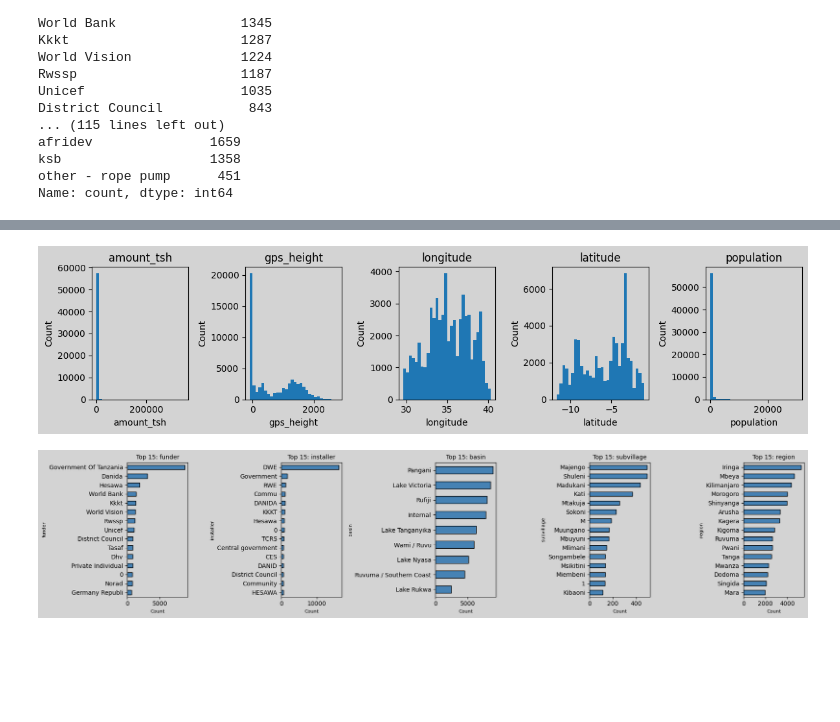
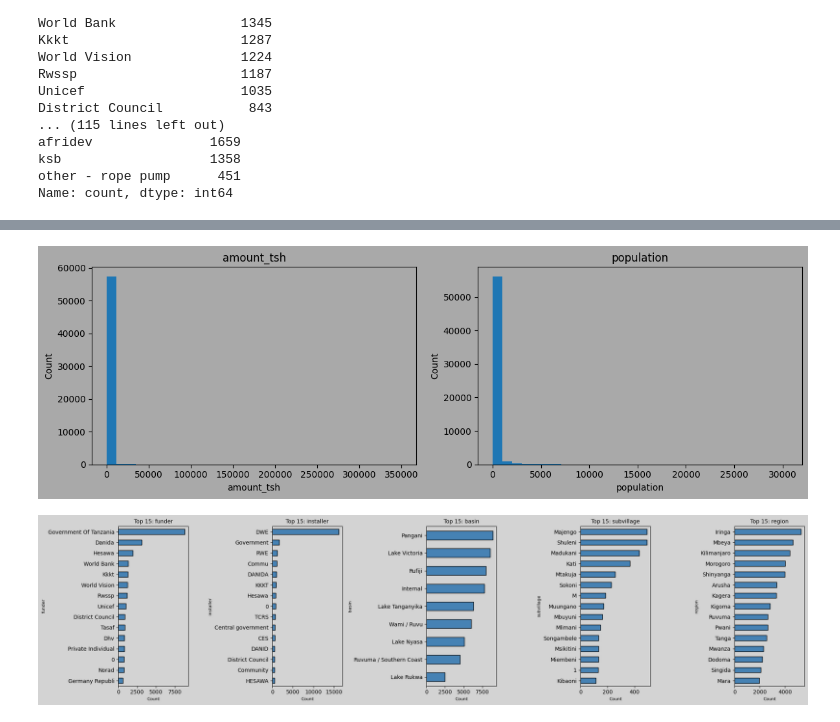
Before and after one commit to floranuta/Data_Circle, a Jupyter notebook: notebooks/Ticket111_LoadExam_Colab.ipynb, the cells around one changed output, grey strips where cells are left out. Drawn from its saved outputs; the diff is of its cells as text; code cells hidden in the pictures; blank space fills up the shorter version.

```diff
--- a/notebooks/Ticket111_LoadExam_Colab.ipynb
+++ b/notebooks/Ticket111_LoadExam_Colab.ipynb
@@ -1072,36 +1057,43 @@ Outlier fraction by column (|z|>3):
+# %%
+# 10) Quick plots (optional; remove if running in headless env)
+# Histogram for first few numeric columns
+
+
+fig, axes = plt.subplots(1, 2, figsize=(12, 4))  # 1 row, 2 columns
+fig.patch.set_facecolor("darkgrey")
+
+for i, col in enumerate(num_cols):
+    axes[i].hist(pump_data[col].dropna(), bins=30)
+    axes[i].set_title(col)
+    axes[i].set_xlabel(col)
+    axes[i].set_ylabel("Count")
+    axes[i].set_facecolor("darkgrey")
+
+plt.tight_layout()
+plt.show()
+# %% [output]
+[figure, added]
 # %%
-# 10) Quick plots (optional; remove if running in headless env)
-# Histogram for first few numeric columns
-cols_to_plot = num_cols[:5]   # first 5 numeric columns
-
-fig, axes = plt.subplots(1, 5, figsize=(12, 3))  # 1 row, 5 columns
-fig.patch.set_facecolor("lightgrey")
-
-for i, col in enumerate(cols_to_plot):
-    axes[i].hist(pump_data[col].dropna(), bins=30)
-    axes[i].set_title(f"{col}")
-    axes[i].set_xlabel(col)
-    axes[i].set_ylabel("Count")
-    axes[i].set_facecolor("lightgrey")
-plt.tight_layout()
-plt.show()
-
 # Bar chart for top categories in first 5 categorical column
 cols_to_plot = cat_cols[:5]   # first 5 categorical columns
 
-fig, axes = plt.subplots(1, 5, figsize=(18, 4))  # 1 row, 5 plots
-fig.patch.set_facecolor("lightgrey")
+fig, axes = plt.subplots(1, 5, figsize=(20, 5))  # 1 row, 5 plots
+fig.patch.set_facecolor("lightgrey")                 # background of whole figure
+
 for i, c in enumerate(cols_to_plot):
     pump_data[c].value_counts().head(15).sort_values().plot.barh(
-        ax=axes[i], color="steelblue", edgecolor="black"
+        ax=axes[i],
+        color="steelblue",
+        edgecolor="black"
     )
-    axes[i].set_title(f"Top 15: {c}", fontsize=10)
-    axes[i].set_xlabel("Count", fontsize=8)
-    axes[i].set_ylabel(c, fontsize=8)
-    axes[i].set_facecolor("lightgrey")   # light grey background
+    axes[i].set_title(f"Top 15: {c}", fontsize=10, color="black")
+    axes[i].set_xlabel("Count", fontsize=8, color="black")
+    axes[i].set_ylabel(c, fontsize=8, color="black")
+
+    # make inside (plot area) light grey
+    axes[i].set_facecolor("lightgrey")
 
 plt.tight_layout()
 plt.show()
 # %% [output]
-[figure, old version]
+[figure, new version]
-[figure, removed]
```
Also changed, not shown: parts of 3 cells of this notebook.
